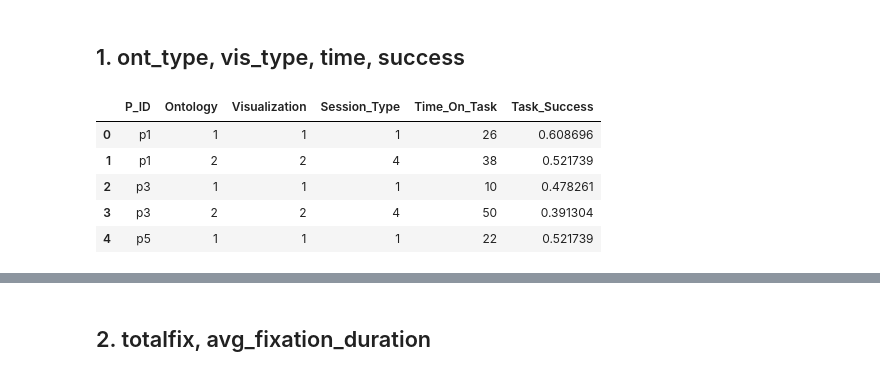
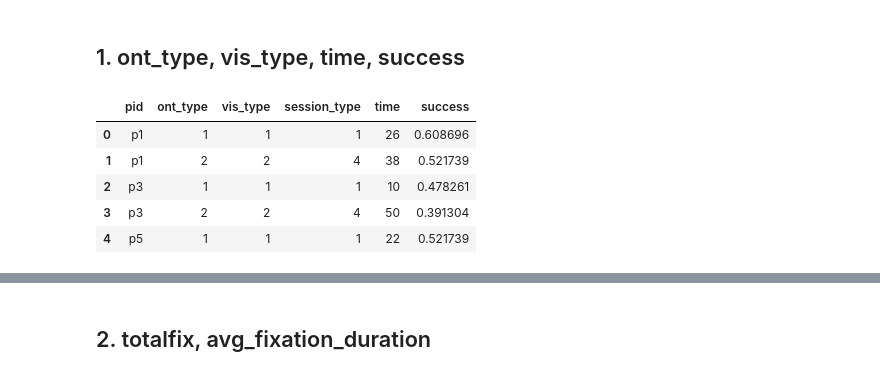
Before and after one commit to Lazer7/Eye_Visualization, a Jupyter notebook: Data/overview_data/overview_data_processor.ipynb, the cells around one changed output, grey strips where cells are left out. Saved outputs shown, nothing was run; the diff lists cells and outputs as text; code cells hidden in the pictures.

Commit message:
data processing for each participant overview

```diff
--- a/Data/overview_data/overview_data_processor.ipynb
+++ b/Data/overview_data/overview_data_processor.ipynb
@@ -110,17 +110,18 @@ warnings.filterwarnings("ignore")
 # %% [markdown]
 ## 1. ont_type, vis_type, time, success
 # %%
-df = pd.read_json ('tweakedData/participant_data.json')
-# df.rename(columns = {'P_ID':'pid',
-#                      'Ontology': 'ont_type',
-#                      'Visualization': 'vis_type',
-#                      'Session_Type': 'session_type',
-#                      'Time_On_Task': 'time',
-#                      'Task_Success': 'success'}, inplace = True)
-df = df[['P_ID','Ontology','Visualization','Session_Type','Time_On_Task','Task_Success']]
-df.head(5)
+participants_df = pd.read_json ('tweakedData/participant_data.json')
+participants_df.rename(columns = {'P_ID':'pid',
+                     'Ontology': 'ont_type',
+                     'Visualization': 'vis_type',
+                     'Session_Type': 'session_type',
+                     'Time_On_Task': 'time',
+                     'Task_Success': 'success'}, inplace = True)
+# for the order of the columns
+participants_df = participants_df[['pid','ont_type','vis_type','session_type','time','success']]
+participants_df.head(5)
 # %% [output]
-|  | P_ID | Ontology | Visualization | Session_Type | Time_On_Task | Task_Success |
+|  | pid | ont_type | vis_type | session_type | time | success |
 | 0 | p1 | 1 | 1 | 1 | 26 | 0.608696 |
 | 1 | p1 | 2 | 2 | 4 | 38 | 0.521739 |
 | 2 | p3 | 1 | 1 | 1 | 10 | 0.478261 |
```
Also changed, not shown: parts of 13 cells of this notebook.
